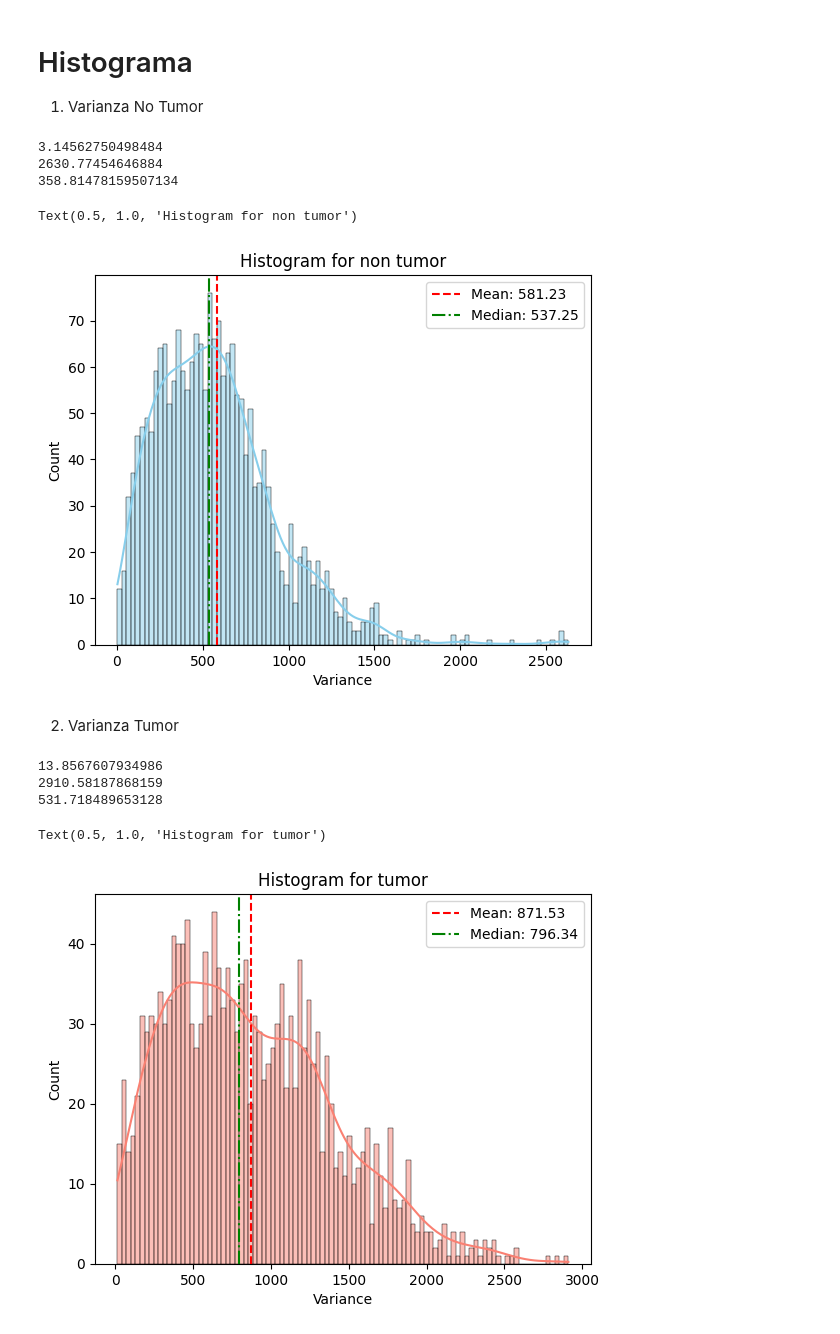
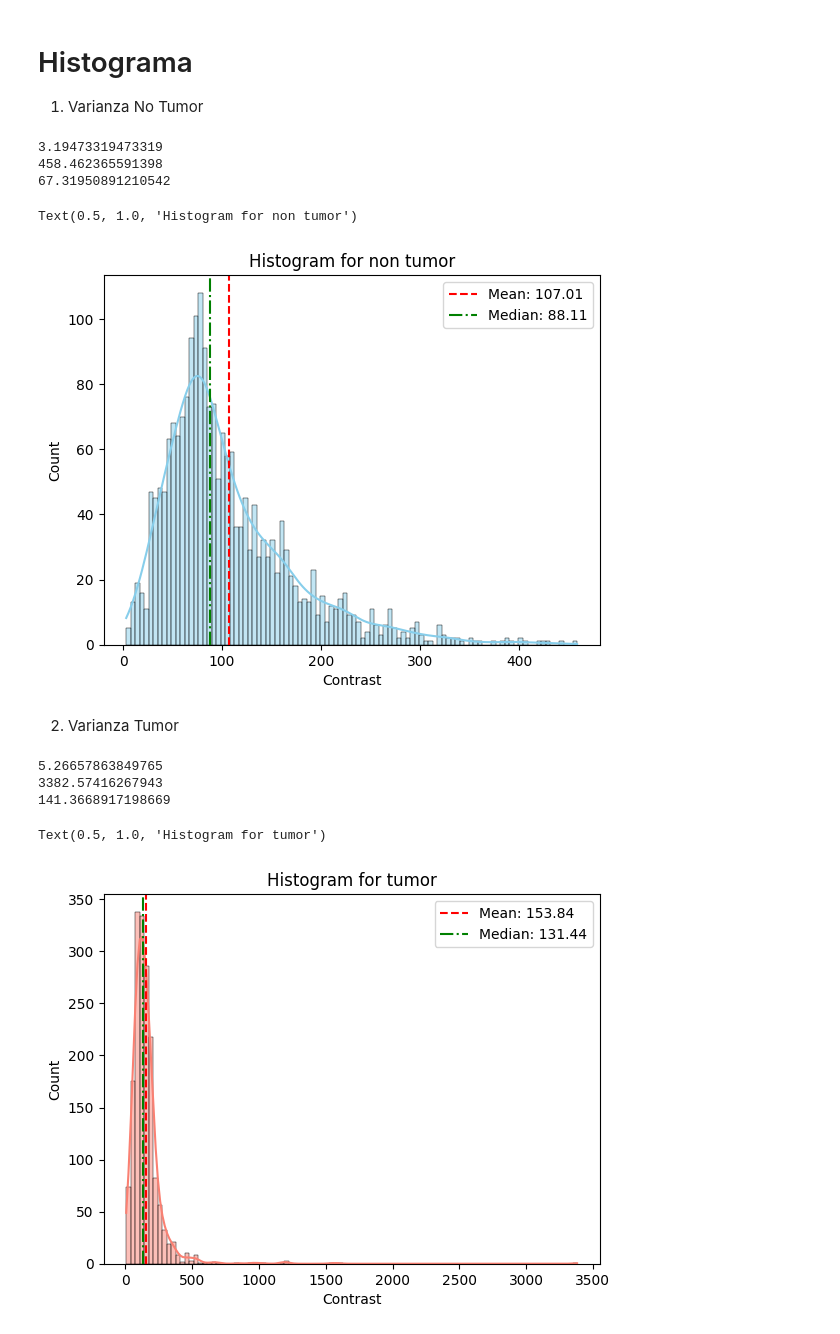
Before and after one commit to andreww44/MachineLearningBrainTumor, a Jupyter notebook: set_limpio_grupo_warmiche_learning.ipynb, the cells around one changed output. Saved outputs shown, nothing was run; the diff lists cells and outputs as text; code cells hidden in the pictures.

```diff
--- a/set_limpio_grupo_warmiche_learning.ipynb
+++ b/set_limpio_grupo_warmiche_learning.ipynb
@@ -305,7 +341,7 @@ plt.show()
 # Histograma
 1. Varianza No Tumor
 # %%
-data_non_tumor = df_non_tumor["Variance"]
+data_non_tumor = df_non_tumor["Contrast"]
 sns.histplot(data_non_tumor, bins=100, kde=True, color='skyblue')
 
 mean_val = np.mean(data_non_tumor)
@@ -327,39 +363,39 @@ print(std_dev)
 
 plt.title("Histogram for non tumor")
 # %% [output]
-3.14562750498484
-2630.77454646884
-358.81478159507134
+3.19473319473319
+458.462365591398
+67.31950891210542
 Text(0.5, 1.0, 'Histogram for non tumor')
-[figure, old version]
+[figure, new version]
 # %% [markdown]
 2. Varianza Tumor
 # %%
 # Crear un DataFrame de ejemplo
-data_tumor = df_tumor["Variance"]
+data_tumor = df_tumor["Contrast"]
 sns.histplot(data_tumor, bins=100, kde=True, color='salmon')
 
 mean_val = np.mean(data_tumor)
 median_val = np.median(data_tumor)
 std_dev = np.std(data_tumor)
 min_val = np.min(data_tumor)
 max_val = np.max(data_tumor)
 
 #plt.legend([f'Mean: {mean_val:.2f}', f'Median: {median_val:.2f}', f'Standard Deviation: {std_dev:.2f}', f'Min: {min_val:.2f}', f'Max: {max_val:.2f}'], loc='upper right', ncols=10)
 
 plt.axvline(mean_val, color='red', linestyle='--', label=f'Mean: {mean_val:.2f}')
 plt.axvline(median_val, color='green', linestyle='-.', label=f'Median: {median_val:.2f}')
 
 plt.legend(loc='upper right')
 
 print(min_val)
 print(max_val)
 print(std_dev)
 
 plt.title("Histogram for tumor")
 # %% [output]
-13.8567607934986
-2910.58187868159
-531.718489653128
+5.26657863849765
+3382.57416267943
+141.3668917198669
 Text(0.5, 1.0, 'Histogram for tumor')
-[figure, old version]
+[figure, new version]
```
Also changed, not shown: parts of 8 cells of this notebook.
